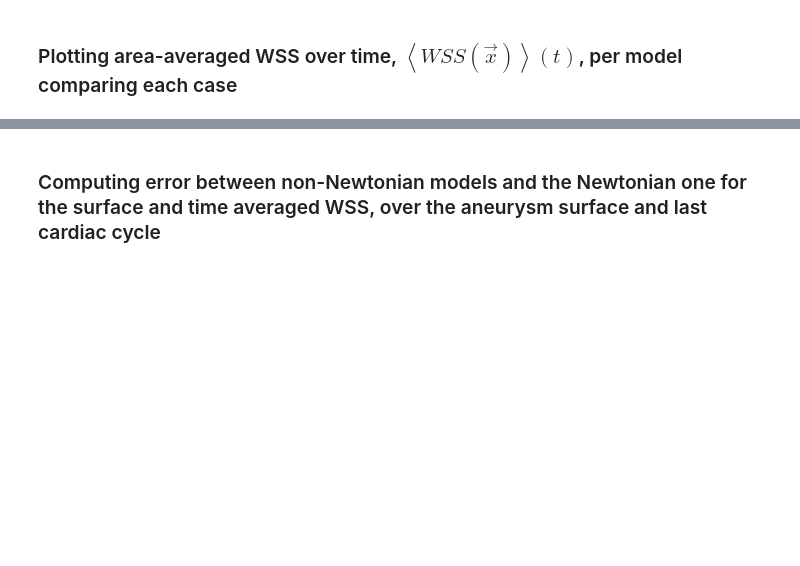
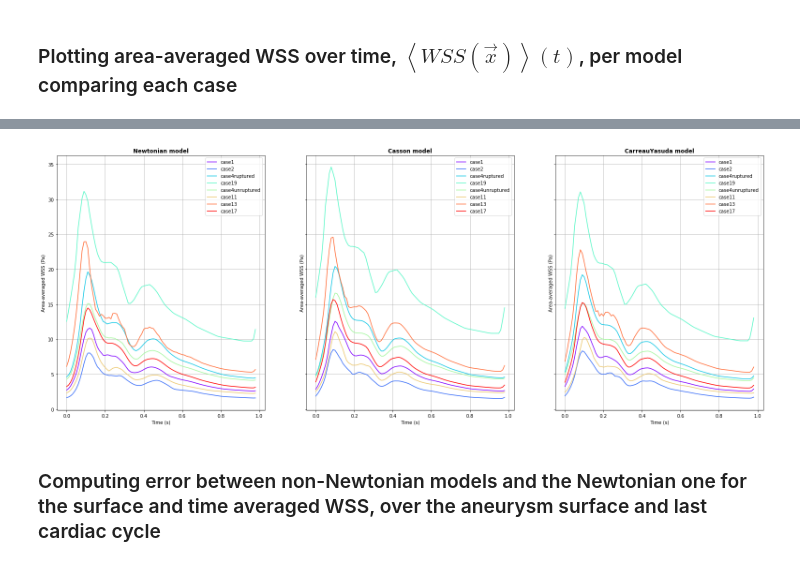
Before and after one commit to iagolessa/vmtk4aneurysms, a Jupyter notebook: aneurysms.ipynb, the cells around one changed output, grey strips where cells are left out. Cells and saved outputs as stored; diff of their text form; code cells hidden in the pictures; blank space fills up the shorter version.

```diff
--- a/aneurysms.ipynb
+++ b/aneurysms.ipynb
@@ -1109,22 +1315,24 @@ colors
 # %%
 fig, axes = plt.subplots(nrows=1, ncols=3, sharey=True, figsize=(27,10))
 
-colors = plt.cm.rainbow(np.linspace(0,1,len(statistics.keys())))
+colors = plt.cm.rainbow(np.linspace(0,1,len(wssStats.keys())))
 
 for case, color in zip(wssStats.keys(), colors):
     axes[0].plot(time, wssStats[case][models[0]]["WSSt"][:], color=color, label=case)
     axes[1].plot(time, wssStats[case][models[1]]["WSSt"][:], color=color, label=case)
     axes[2].plot(time, wssStats[case][models[2]]["WSSt"][:], color=color, label=case)
 
 for index,model in zip(np.arange(0,3),models):
     axes[index].set_title(model+" model", fontweight="bold")
     axes[index].set_xlabel('Time (s)')
     axes[index].set_ylabel('Area-averaged WSS (Pa)')
     axes[index].legend()
     axes[index].grid()
 
 plt.show()
 fig.savefig(writeDir+'areaAveragedWSSOverTimePerModel.png', bbox_inches='tight')
+# %% [output]
+[figure, added]
 # %% [markdown]
 ### Computing error between non-Newtonian models and the Newtonian one for the surface and time averaged WSS, over the aneurysm surface and last cardiac cycle
 # %%
```
Also changed, not shown: parts of 30 cells of this notebook.
